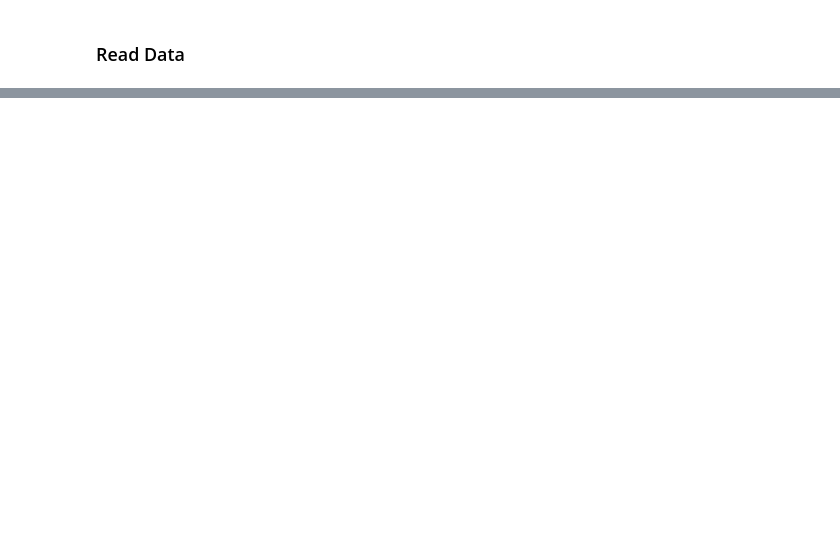
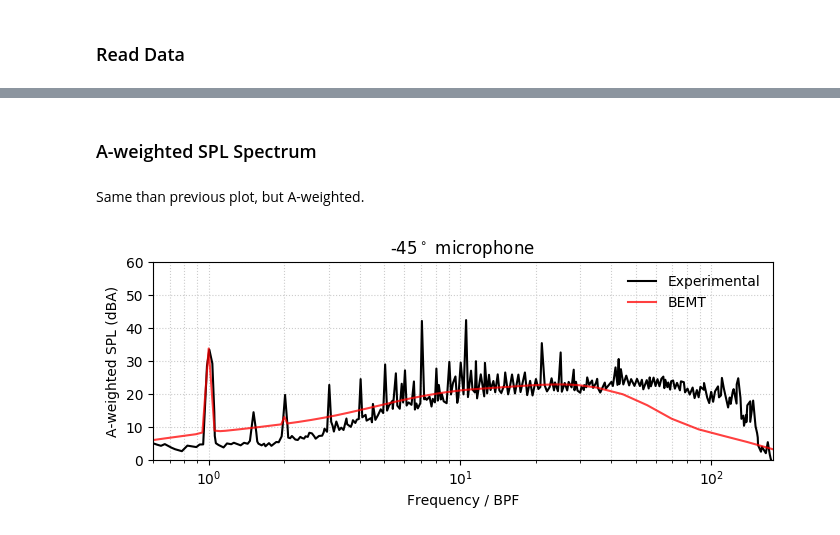
Before and after one commit to byuflowlab/FLOWUnsteady, a Jupyter notebook: examples/rotornoise/singlerotor.ipynb, the cells around one changed output, grey strips where cells are left out. Cells and saved outputs as stored; diff of their text form; code cells hidden in the pictures; blank space fills up the shorter version.

```diff
--- a/examples/rotornoise/singlerotor.ipynb
+++ b/examples/rotornoise/singlerotor.ipynb
@@ -517,0 +648,65 @@ display(datasets)
+# %% [markdown]
+### A-weighted SPL Spectrum
+# %% [markdown]
+Same than previous plot, but A-weighted.
+# %%
+microphone   = -45                   # (deg) microphone to plot
+RPM          = 5400                  # RPM of solution
+BPF          = 2*RPM/60              # Blade passing frequency
+
+fieldname    = "spl_spectrum"        # Field to plot
+mici         = -microphone .+ 181   # Index of every microphone
+
+
+figure(figsize=[7, 3])
+
+# Plot experimental data from Zawodny et al., Fig. 9
+data = CSV.read(joinpath("data", "zawodnydigitization2","zawodny_dji9443_spl_5400_01.csv"))
+splA_exp = noise.aWeight.(data[!, 1], data[!, 2])
+plot(data[!, 1]/BPF, splA_exp, "-", label="Experimental", color="k")
+
+# Plot datasets
+for (lbl, _, _, freq_bins_bpm, stl, clr) in dataset_infos
+
+    # Fetch tonal noise
+    data_psw = datasets_psw[lbl][fieldname]
+    xi = data_psw["hs"]["Frequency"]
+    yi = data_psw["hs"]["Total_dBA"]
+    freqs_psw = data_psw["field"][mici, 1, 2:end, xi]
+    spl_psw = data_psw["field"][mici, 1, 2:end, yi]
+
+    # Fetch broadband noise
+    data_bpm = datasets_bpm[lbl]["splA_spectrum"]
+    org_spl_bpm = data_bpm["field"][:, mici]
+
+    # Define the range of frequency as the union of both components
+    freqs = freqs_psw                       # Grab PSW frequency range
+    if freqs_psw[end] < freq_bins_bpm[end]  # Add BPM range
+        bpm_i = findfirst( f -> f > freqs_psw[end], freq_bins_bpm)
+        freqs = vcat(freqs, freq_bins_bpm[bpm_i:end])
+        spl_psw = vcat(spl_psw, [-30.0 for i in bpm_i:length(freq_bins_bpm)])
+    end
+
+    # Interpolate broadband data into the same frequencies than tonal data
+    spl_bpm = math.akima(freq_bins_bpm, org_spl_bpm, freqs)
+
+    # Add tonal and broadband SPL together
+    spl = noise.addSPL(spl_psw, spl_bpm)
+
+    plot(freqs/BPF, spl,  stl, alpha=0.75, label=lbl, color=clr)
+
+end
+
+title("$(Int(round(pangle(mici))))"*L"$^\circ$ microphone")
+xlim([6*10.0^(-1.0), 1.75e2])
+xscale("log")
+xlabel("Frequency / BPF")
+ylim([0, 60])
+ylabel("A-weighted SPL (dBA)")
+PyPlot.grid(true, which="major", color="0.8", linestyle=":")
+PyPlot.grid(true, which="minor", color="0.8", linestyle=":")
+legend(loc="best", frameon=false)
+
+tight_layout()
+# %% [output]
+[figure, added]
```
Also changed, not shown: parts of 33 cells of this notebook, 39 other files.
